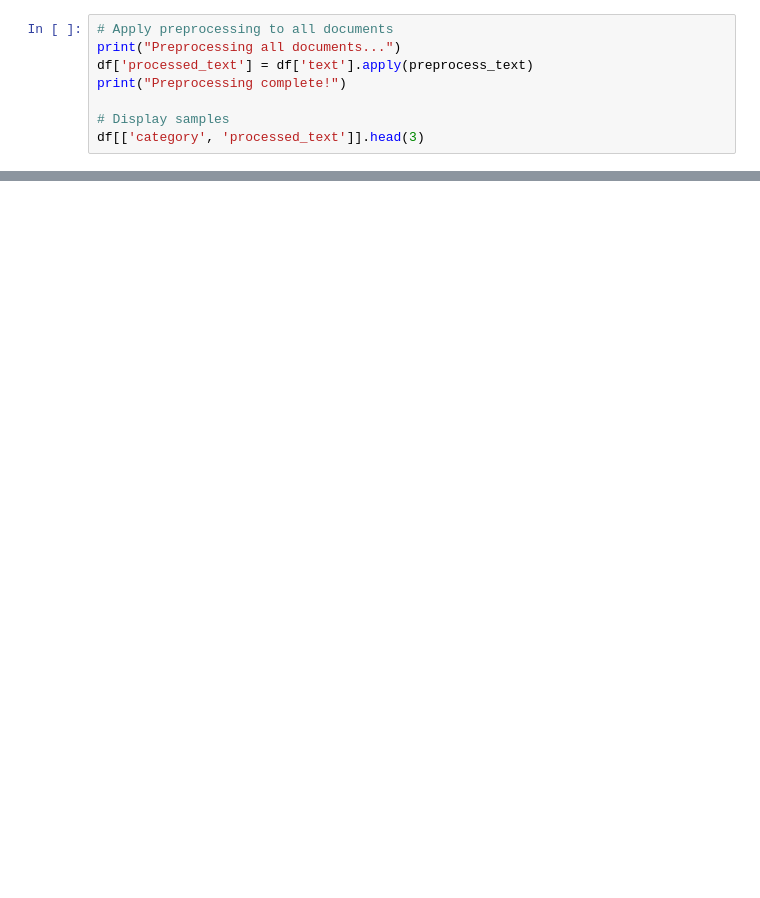
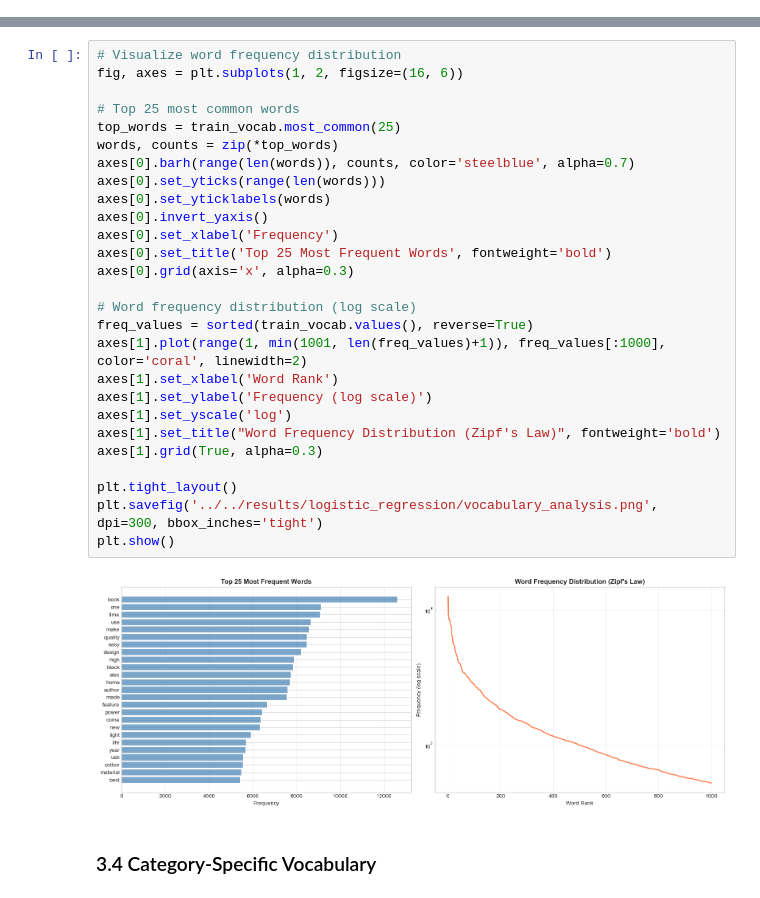
Before and after one commit to muhirwaJD/text_classification, a Jupyter notebook: models/logistic_regression/traditional_ml_classification.ipynb, the cells around one changed output, grey strips where cells are left out. Cells and saved outputs as stored; diff of their text form; blank space fills up the shorter version.

```diff
--- a/models/logistic_regression/traditional_ml_classification.ipynb
+++ b/models/logistic_regression/traditional_ml_classification.ipynb
@@ -279,8 +0,0 @@ Preprocessed: sale boost time warner profit quarterly profit medium giant timewa
-# %%
-# Apply preprocessing to all documents
-print("Preprocessing all documents...")
-df['processed_text'] = df['text'].apply(preprocess_text)
-print("Preprocessing complete!")
-
-# Display samples
-df[['category', 'processed_text']].head(3)
@@ -1269,0 +347,31 @@ All models saved in: models/
+# %%
+# Visualize word frequency distribution
+fig, axes = plt.subplots(1, 2, figsize=(16, 6))
+
+# Top 25 most common words
+top_words = train_vocab.most_common(25)
+words, counts = zip(*top_words)
+axes[0].barh(range(len(words)), counts, color='steelblue', alpha=0.7)
+axes[0].set_yticks(range(len(words)))
+axes[0].set_yticklabels(words)
+axes[0].invert_yaxis()
+axes[0].set_xlabel('Frequency')
+axes[0].set_title('Top 25 Most Frequent Words', fontweight='bold')
+axes[0].grid(axis='x', alpha=0.3)
+
+# Word frequency distribution (log scale)
+freq_values = sorted(train_vocab.values(), reverse=True)
+axes[1].plot(range(1, min(1001, len(freq_values)+1)), freq_values[:1000], color='coral', linewidth=2)
+axes[1].set_xlabel('Word Rank')
+axes[1].set_ylabel('Frequency (log scale)')
+axes[1].set_yscale('log')
+axes[1].set_title("Word Frequency Distribution (Zipf's Law)", fontweight='bold')
+axes[1].grid(True, alpha=0.3)
+
+plt.tight_layout()
+plt.savefig('../../results/logistic_regression/vocabulary_analysis.png', dpi=300, bbox_inches='tight')
+plt.show()
+# %% [output]
+[figure, added]
+# %% [markdown]
+### 3.4 Category-Specific Vocabulary
```
Also changed, not shown: parts of 102 cells of this notebook, 8 other files.
